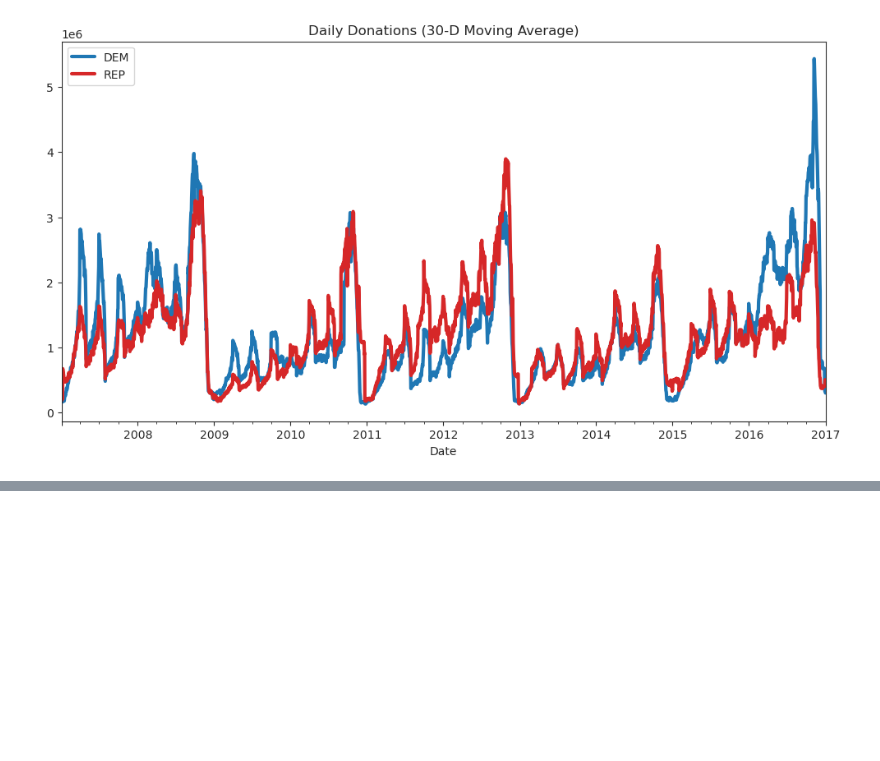
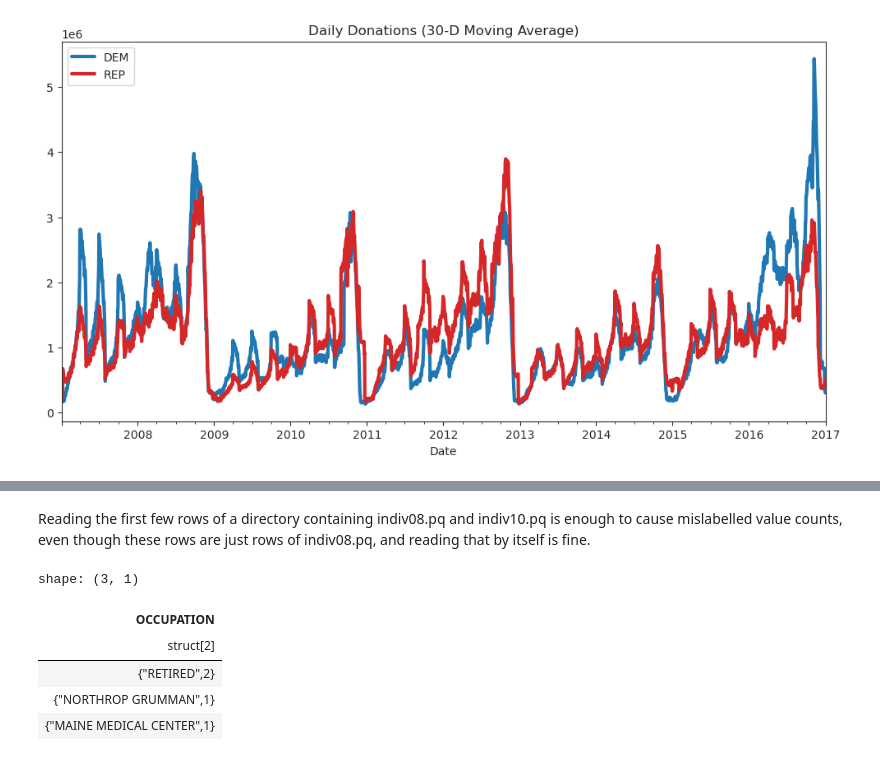
Before and after one commit to kevinheavey/modern-polars, a Jupyter notebook: performance.ipynb, the cells around one changed output, grey strips where cells are left out. Saved outputs shown, nothing was run; the diff lists cells and outputs as text; code cells hidden in the pictures; blank space fills up the shorter version.

```diff
--- a/performance.ipynb
+++ b/performance.ipynb
@@ -569,0 +608,9 @@ ax.set(title="Daily Donations (30-D Moving Average)", xlabel="Date")
+# %%
+import polars as pl
+import dask.dataframe as dd
+occ_dd = dd.read_parquet(
+    "tmp/indiv*.pq", engine="pyarrow", columns=["OCCUPATION"]
+)
+n_rows = 5
+most_common_dd = occ_dd["OCCUPATION"].head(n_rows).value_counts()
+most_common_dd.head()
@@ -569,0 +624,9 @@ ax.set(title="Daily Donations (30-D Moving Average)", xlabel="Date")
+# %%
+with pl.StringCache():  # otherwise we can't read categoricals from multiple files
+    occ_pl = pl.scan_parquet("tmp/indiv*.pq", cache=False)
+    counts = (
+        occ_pl
+        .select(pl.col("OCCUPATION").head(n_rows).value_counts(multithreaded=True, sort=True))
+        .collect()
+    )
+counts.head()
@@ -569,0 +639,3 @@ ax.set(title="Daily Donations (30-D Moving Average)", xlabel="Date")
+# %% [markdown]
+Reading the first few rows of a directory containing indiv08.pq and indiv10.pq is enough to cause
+mislabelled value counts, even though these rows are just rows of indiv08.pq, and reading that by itself is fine.
@@ -569,0 +644,23 @@ ax.set(title="Daily Donations (30-D Moving Average)", xlabel="Date")
+# %%
+for year in ("08", "10"):
+    (
+        pl.scan_parquet(f"tmp/indiv{year}.pq", cache=False)
+        .select(pl.col("OCCUPATION").head(2))
+        .collect()
+        .write_parquet(f"tmp2/indiv{year}.pq")
+    )
+with pl.StringCache():  # otherwise we can't read categoricals from multiple files
+    occ_pl = pl.scan_parquet("tmp2/indiv*.pq", cache=False)
+    counts = (
+        occ_pl
+        .select(pl.col("OCCUPATION").value_counts(multithreaded=True, sort=True))
+        .collect()
+    )
+counts.head()
+# %% [output]
+shape: (3, 1)
+| OCCUPATION |
+| struct[2] |
+| {"RETIRED",2} |
+| {"NORTHROP GRUMMAN",1} |
+| {"MAINE MEDICAL CENTER",1} |
```
Also changed, not shown: parts of 19 cells of this notebook, 1 other file.
